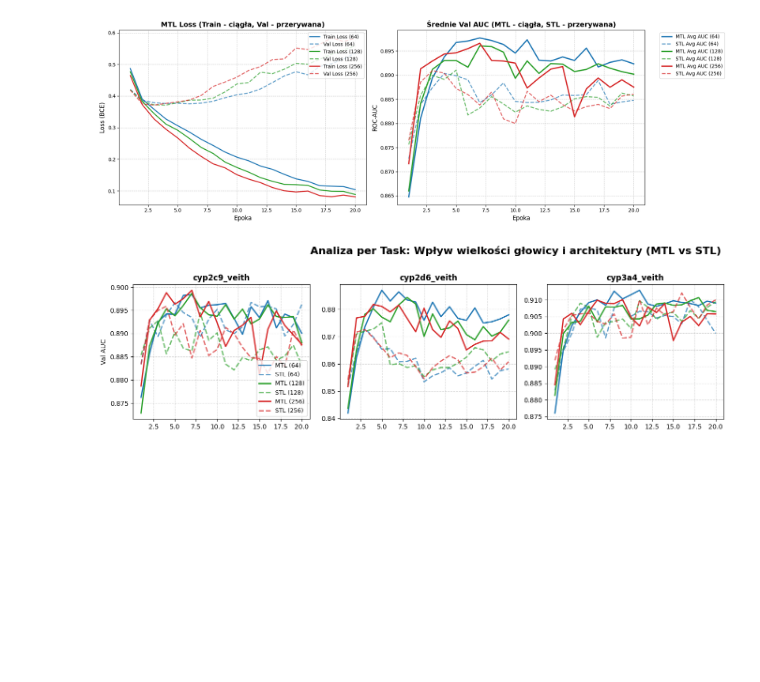
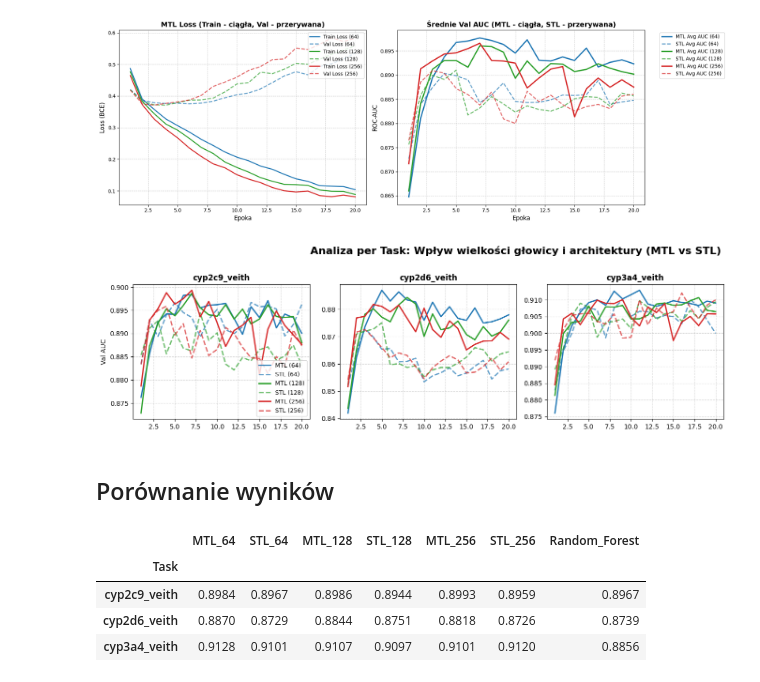
Before and after one commit to FBI223/ADMET_MULTI_TASK_LEARNING, a Jupyter notebook: TODO/zadanie1/michal/head_size_comparison.ipynb, the cells around one changed output. Saved outputs shown, nothing was run; the diff lists cells and outputs as text; code cells hidden in the pictures; blank space fills up the shorter version.

Commit message:
Head size comparison table

```diff
--- a/TODO/zadanie1/michal/head_size_comparison.ipynb
+++ b/TODO/zadanie1/michal/head_size_comparison.ipynb
@@ -220,3 +219,44 @@ Trenowanie MTL (Size: 256)...
 Trenowanie 3 modeli STL (Size: 256)...
 [figure]
 [figure]
+# %% [markdown]
+## Porównanie wyników
+# %%
+import pandas as pd
+import numpy as np
+
+df_rows_best = []
+
+for task in tasks:
+    row = {'Task': task}
+    for size in head_sizes:
+        # Wyciągamy listy z historią AUC dla danego tasku i rozmiaru głowy
+        mtl_vals = results[size]['mtl_history']['val_aucs_per_task'][task]
+        stl_vals = results[size]['stl_history']['val_aucs_per_task'][task]
+
+        # Używamy np.nanmax, żeby zignorować ewentualne wartości NaN,
+        # zabezpieczając przed warningami, gdy cała tablica to NaNy
+        row[f'MTL_{size}'] = np.nanmax(mtl_vals) if not np.isnan(mtl_vals).all() else np.nan
+        row[f'STL_{size}'] = np.nanmax(stl_vals) if not np.isnan(stl_vals).all() else np.nan
+
+    val = summary_df.loc[summary_df['task'] == task, 'auc']
+    row['Random_Forest'] = val.values[0] if not val.empty else np.nan if not val.empty else np.nan
+    df_rows_best.append(row)
+
+# Tworzymy DataFrame i ustawiamy Task jako indeks
+df_best_val = pd.DataFrame(df_rows_best)
+df_best_val.set_index('Task', inplace=True)
+
+# Renderujemy tabelę formatując do 4 miejsc po przecinku
+# i automatycznie podświetlamy maksymalną wartość w każdym wierszu (axis=1)
+display(
+    df_best_val.style
+    .format("{:.4f}")
+    .highlight_max(axis=1, color='green')
+)
+# %% [output]
+|  | MTL_64 | STL_64 | MTL_128 | STL_128 | MTL_256 | STL_256 | Random_Forest |
+| Task |  |  |  |  |  |  |  |
+| cyp2c9_veith | 0.8984 | 0.8967 | 0.8986 | 0.8944 | 0.8993 | 0.8959 | 0.8967 |
+| cyp2d6_veith | 0.8870 | 0.8729 | 0.8844 | 0.8751 | 0.8818 | 0.8726 | 0.8739 |
+| cyp3a4_veith | 0.9128 | 0.9101 | 0.9107 | 0.9097 | 0.9101 | 0.9120 | 0.8856 |
```
Also changed, not shown: parts of 1 cell of this notebook, 2 other files.
